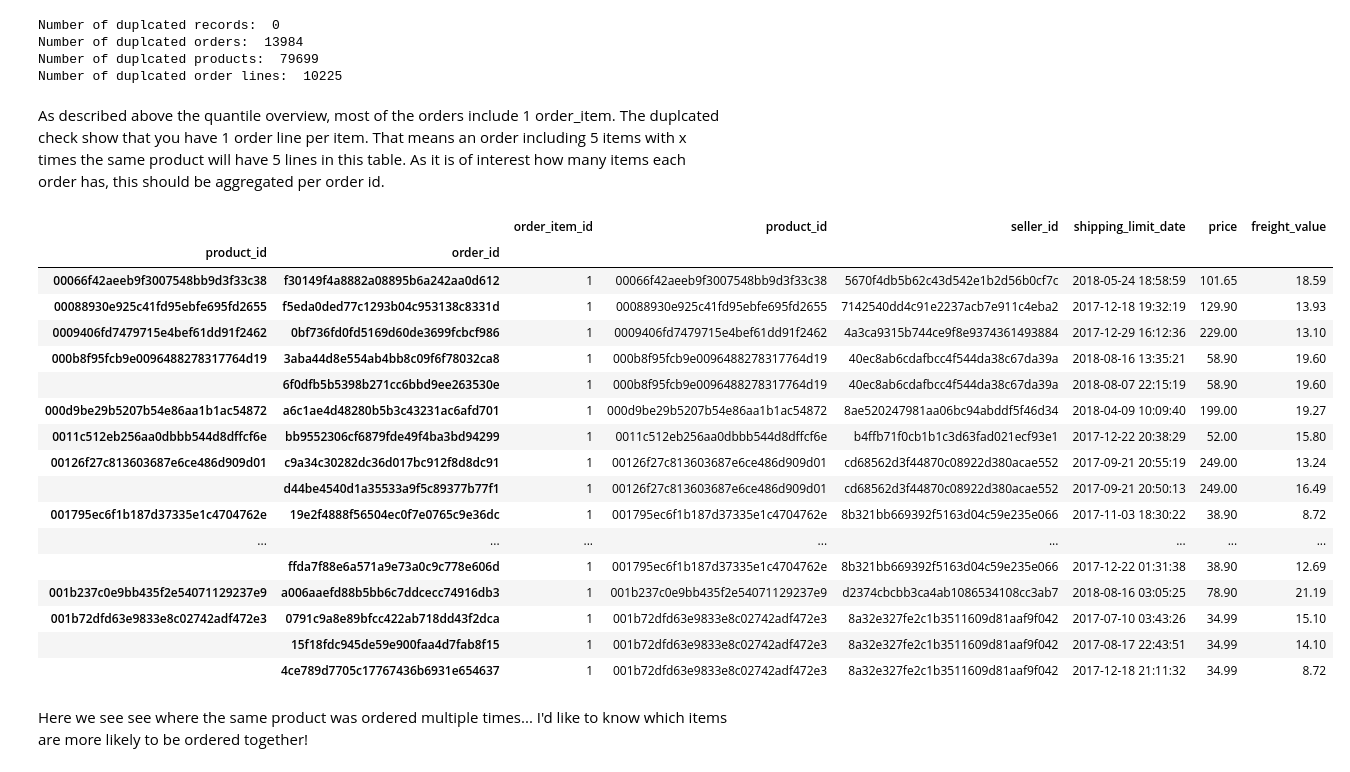
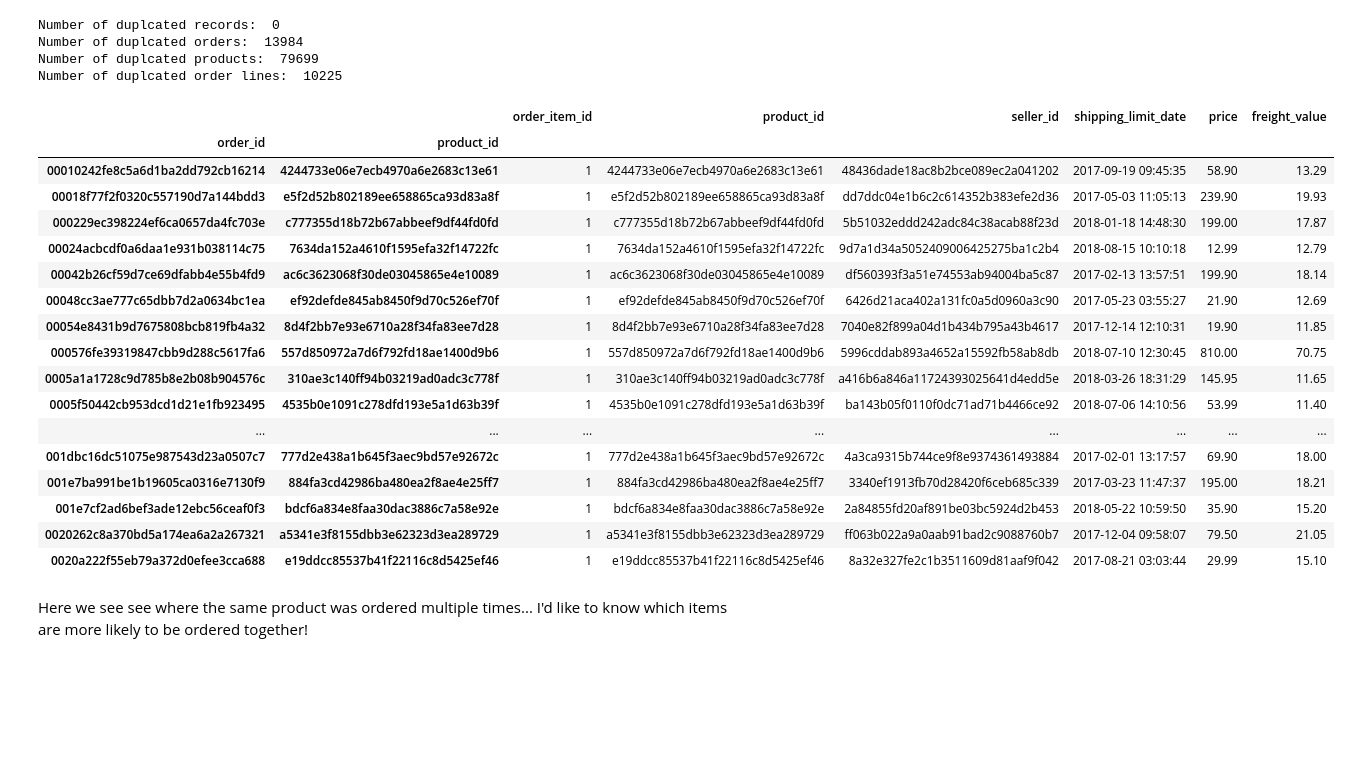
Before and after one commit to Hummelt/Olist-E-Commerce, a Jupyter notebook: order_analysis_II.ipynb, the cells around one changed output. Cells and saved outputs as stored; diff of their text form; code cells hidden in the pictures; blank space fills up the shorter version.

```diff
--- a/order_analysis_II.ipynb
+++ b/order_analysis_II.ipynb
@@ -291,31 +290,29 @@ Number of duplcated records:  0
 Number of duplcated orders:  13984
 Number of duplcated products:  79699
 Number of duplcated order lines:  10225
-# %% [markdown]
-As described above the quantile overview, most of the orders include 1 order_item. The duplcated check show that you have 1 order line per item. That means an order including 5 items with x times the same product will have 5 lines in this table. As it is of interest how many items each order has, this should be aggregated per order id.
 # %%
 # Grouping by SKU and order ID:
-df_items_con = df_items.groupby(by=['product_id','order_id']).agg({'order_item_id':'count', 'product_id': 'first','seller_id':'first', 'shipping_limit_date': 'first', 'price': 'first', 'freight_value': 'first'})
+df_items_con = df_items.groupby(by=['order_id','product_id']).agg({'order_item_id':'count', 'product_id': 'first','seller_id':'first', 'shipping_limit_date': 'first', 'price': 'first', 'freight_value': 'first'})
 # %%
-df_items_con.head(20)
+df_items_con.head(50)
 # %% [output]
 |  |  | order_item_id | product_id | seller_id | shipping_limit_date | price | freight_value |
-| product_id | order_id |  |  |  |  |  |  |
-| 00066f42aeeb9f3007548bb9d3f33c38 | f30149f4a8882a08895b6a242aa0d612 | 1 | 00066f42aeeb9f3007548bb9d3f33c38 | 5670f4db5b62c43d542e1b2d56b0cf7c | 2018-05-24 18:58:59 | 101.65 | 18.59 |
-| 00088930e925c41fd95ebfe695fd2655 | f5eda0ded77c1293b04c953138c8331d | 1 | 00088930e925c41fd95ebfe695fd2655 | 7142540dd4c91e2237acb7e911c4eba2 | 2017-12-18 19:32:19 | 129.90 | 13.93 |
-| 0009406fd7479715e4bef61dd91f2462 | 0bf736fd0fd5169d60de3699fcbcf986 | 1 | 0009406fd7479715e4bef61dd91f2462 | 4a3ca9315b744ce9f8e9374361493884 | 2017-12-29 16:12:36 | 229.00 | 13.10 |
-| 000b8f95fcb9e0096488278317764d19 | 3aba44d8e554ab4bb8c09f6f78032ca8 | 1 | 000b8f95fcb9e0096488278317764d19 | 40ec8ab6cdafbcc4f544da38c67da39a | 2018-08-16 13:35:21 | 58.90 | 19.60 |
-|  | 6f0dfb5b5398b271cc6bbd9ee263530e | 1 | 000b8f95fcb9e0096488278317764d19 | 40ec8ab6cdafbcc4f544da38c67da39a | 2018-08-07 22:15:19 | 58.90 | 19.60 |
-| 000d9be29b5207b54e86aa1b1ac54872 | a6c1ae4d48280b5b3c43231ac6afd701 | 1 | 000d9be29b5207b54e86aa1b1ac54872 | 8ae520247981aa06bc94abddf5f46d34 | 2018-04-09 10:09:40 | 199.00 | 19.27 |
-| 0011c512eb256aa0dbbb544d8dffcf6e | bb9552306cf6879fde49f4ba3bd94299 | 1 | 0011c512eb256aa0dbbb544d8dffcf6e | b4ffb71f0cb1b1c3d63fad021ecf93e1 | 2017-12-22 20:38:29 | 52.00 | 15.80 |
-| 00126f27c813603687e6ce486d909d01 | c9a34c30282dc36d017bc912f8d8dc91 | 1 | 00126f27c813603687e6ce486d909d01 | cd68562d3f44870c08922d380acae552 | 2017-09-21 20:55:19 | 249.00 | 13.24 |
-|  | d44be4540d1a35533a9f5c89377b77f1 | 1 | 00126f27c813603687e6ce486d909d01 | cd68562d3f44870c08922d380acae552 | 2017-09-21 20:50:13 | 249.00 | 16.49 |
-| 001795ec6f1b187d37335e1c4704762e | 19e2f4888f56504ec0f7e0765c9e36dc | 1 | 001795ec6f1b187d37335e1c4704762e | 8b321bb669392f5163d04c59e235e066 | 2017-11-03 18:30:22 | 38.90 | 8.72 |
+| order_id | product_id |  |  |  |  |  |  |
+| 00010242fe8c5a6d1ba2dd792cb16214 | 4244733e06e7ecb4970a6e2683c13e61 | 1 | 4244733e06e7ecb4970a6e2683c13e61 | 48436dade18ac8b2bce089ec2a041202 | 2017-09-19 09:45:35 | 58.90 | 13.29 |
+| 00018f77f2f0320c557190d7a144bdd3 | e5f2d52b802189ee658865ca93d83a8f | 1 | e5f2d52b802189ee658865ca93d83a8f | dd7ddc04e1b6c2c614352b383efe2d36 | 2017-05-03 11:05:13 | 239.90 | 19.93 |
+| 000229ec398224ef6ca0657da4fc703e | c777355d18b72b67abbeef9df44fd0fd | 1 | c777355d18b72b67abbeef9df44fd0fd | 5b51032eddd242adc84c38acab88f23d | 2018-01-18 14:48:30 | 199.00 | 17.87 |
+| 00024acbcdf0a6daa1e931b038114c75 | 7634da152a4610f1595efa32f14722fc | 1 | 7634da152a4610f1595efa32f14722fc | 9d7a1d34a5052409006425275ba1c2b4 | 2018-08-15 10:10:18 | 12.99 | 12.79 |
+| 00042b26cf59d7ce69dfabb4e55b4fd9 | ac6c3623068f30de03045865e4e10089 | 1 | ac6c3623068f30de03045865e4e10089 | df560393f3a51e74553ab94004ba5c87 | 2017-02-13 13:57:51 | 199.90 | 18.14 |
+| 00048cc3ae777c65dbb7d2a0634bc1ea | ef92defde845ab8450f9d70c526ef70f | 1 | ef92defde845ab8450f9d70c526ef70f | 6426d21aca402a131fc0a5d0960a3c90 | 2017-05-23 03:55:27 | 21.90 | 12.69 |
+| 00054e8431b9d7675808bcb819fb4a32 | 8d4f2bb7e93e6710a28f34fa83ee7d28 | 1 | 8d4f2bb7e93e6710a28f34fa83ee7d28 | 7040e82f899a04d1b434b795a43b4617 | 2017-12-14 12:10:31 | 19.90 | 11.85 |
+| 000576fe39319847cbb9d288c5617fa6 | 557d850972a7d6f792fd18ae1400d9b6 | 1 | 557d850972a7d6f792fd18ae1400d9b6 | 5996cddab893a4652a15592fb58ab8db | 2018-07-10 12:30:45 | 810.00 | 70.75 |
+| 0005a1a1728c9d785b8e2b08b904576c | 310ae3c140ff94b03219ad0adc3c778f | 1 | 310ae3c140ff94b03219ad0adc3c778f | a416b6a846a11724393025641d4edd5e | 2018-03-26 18:31:29 | 145.95 | 11.65 |
+| 0005f50442cb953dcd1d21e1fb923495 | 4535b0e1091c278dfd193e5a1d63b39f | 1 | 4535b0e1091c278dfd193e5a1d63b39f | ba143b05f0110f0dc71ad71b4466ce92 | 2018-07-06 14:10:56 | 53.99 | 11.40 |
 | ... | ... | ... | ... | ... | ... | ... | ... |
-|  | ffda7f88e6a571a9e73a0c9c778e606d | 1 | 001795ec6f1b187d37335e1c4704762e | 8b321bb669392f5163d04c59e235e066 | 2017-12-22 01:31:38 | 38.90 | 12.69 |
-| 001b237c0e9bb435f2e54071129237e9 | a006aaefd88b5bb6c7ddcecc74916db3 | 1 | 001b237c0e9bb435f2e54071129237e9 | d2374cbcbb3ca4ab1086534108cc3ab7 | 2018-08-16 03:05:25 | 78.90 | 21.19 |
-| 001b72dfd63e9833e8c02742adf472e3 | 0791c9a8e89bfcc422ab718dd43f2dca | 1 | 001b72dfd63e9833e8c02742adf472e3 | 8a32e327fe2c1b3511609d81aaf9f042 | 2017-07-10 03:43:26 | 34.99 | 15.10 |
-|  | 15f18fdc945de59e900faa4d7fab8f15 | 1 | 001b72dfd63e9833e8c02742adf472e3 | 8a32e327fe2c1b3511609d81aaf9f042 | 2017-08-17 22:43:51 | 34.99 | 14.10 |
-|  | 4ce789d7705c17767436b6931e654637 | 1 | 001b72dfd63e9833e8c02742adf472e3 | 8a32e327fe2c1b3511609d81aaf9f042 | 2017-12-18 21:11:32 | 34.99 | 8.72 |
+| 001dbc16dc51075e987543d23a0507c7 | 777d2e438a1b645f3aec9bd57e92672c | 1 | 777d2e438a1b645f3aec9bd57e92672c | 4a3ca9315b744ce9f8e9374361493884 | 2017-02-01 13:17:57 | 69.90 | 18.00 |
+| 001e7ba991be1b19605ca0316e7130f9 | 884fa3cd42986ba480ea2f8ae4e25ff7 | 1 | 884fa3cd42986ba480ea2f8ae4e25ff7 | 3340ef1913fb70d28420f6ceb685c339 | 2017-03-23 11:47:37 | 195.00 | 18.21 |
+| 001e7cf2ad6bef3ade12ebc56ceaf0f3 | bdcf6a834e8faa30dac3886c7a58e92e | 1 | bdcf6a834e8faa30dac3886c7a58e92e | 2a84855fd20af891be03bc5924d2b453 | 2018-05-22 10:59:50 | 35.90 | 15.20 |
+| 0020262c8a370bd5a174ea6a2a267321 | a5341e3f8155dbb3e62323d3ea289729 | 1 | a5341e3f8155dbb3e62323d3ea289729 | ff063b022a9a0aab91bad2c9088760b7 | 2017-12-04 09:58:07 | 79.50 | 21.05 |
+| 0020a222f55eb79a372d0efee3cca688 | e19ddcc85537b41f22116c8d5425ef46 | 1 | e19ddcc85537b41f22116c8d5425ef46 | 8a32e327fe2c1b3511609d81aaf9f042 | 2017-08-21 03:03:44 | 29.99 | 15.10 |
 # %% [markdown]
 Here we see see where the same product was ordered multiple times... I'd like to know which items are more likely to be ordered together!
```
Also changed, not shown: parts of 1 cell of this notebook.
